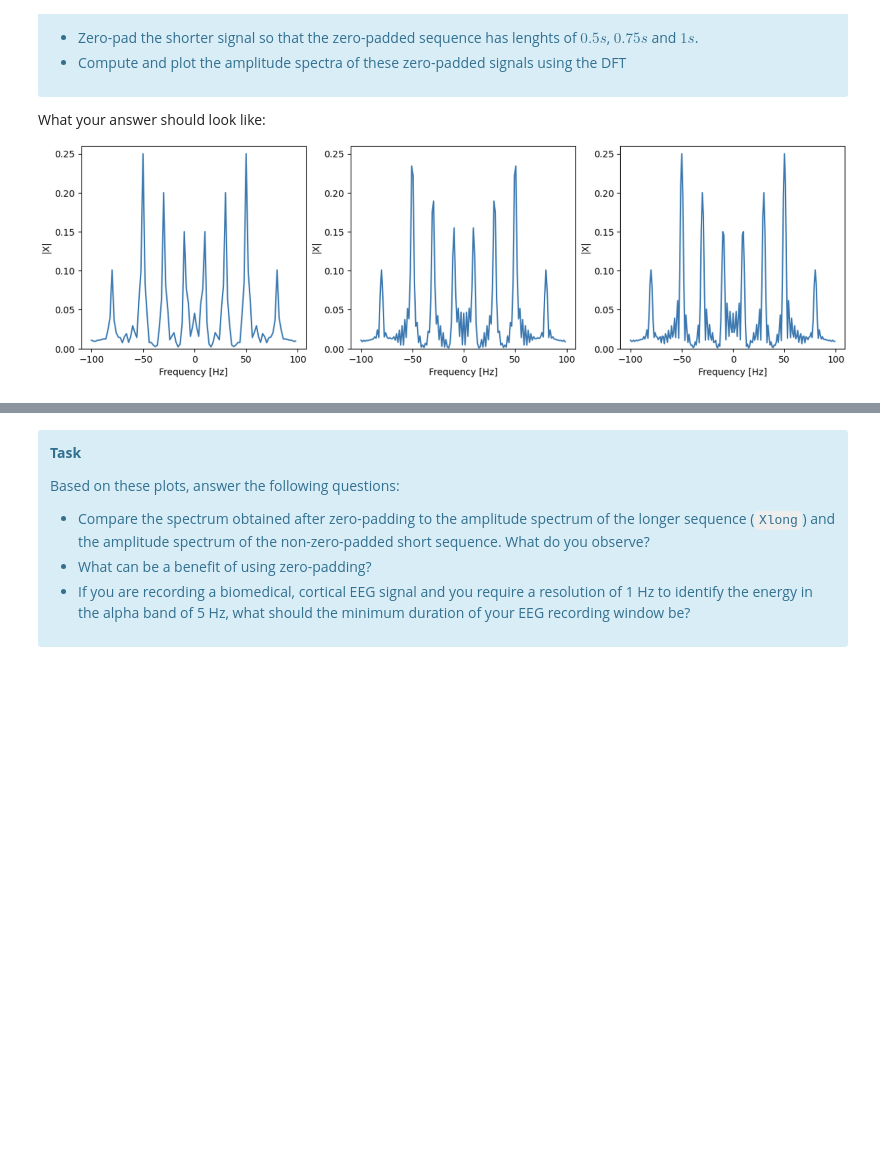
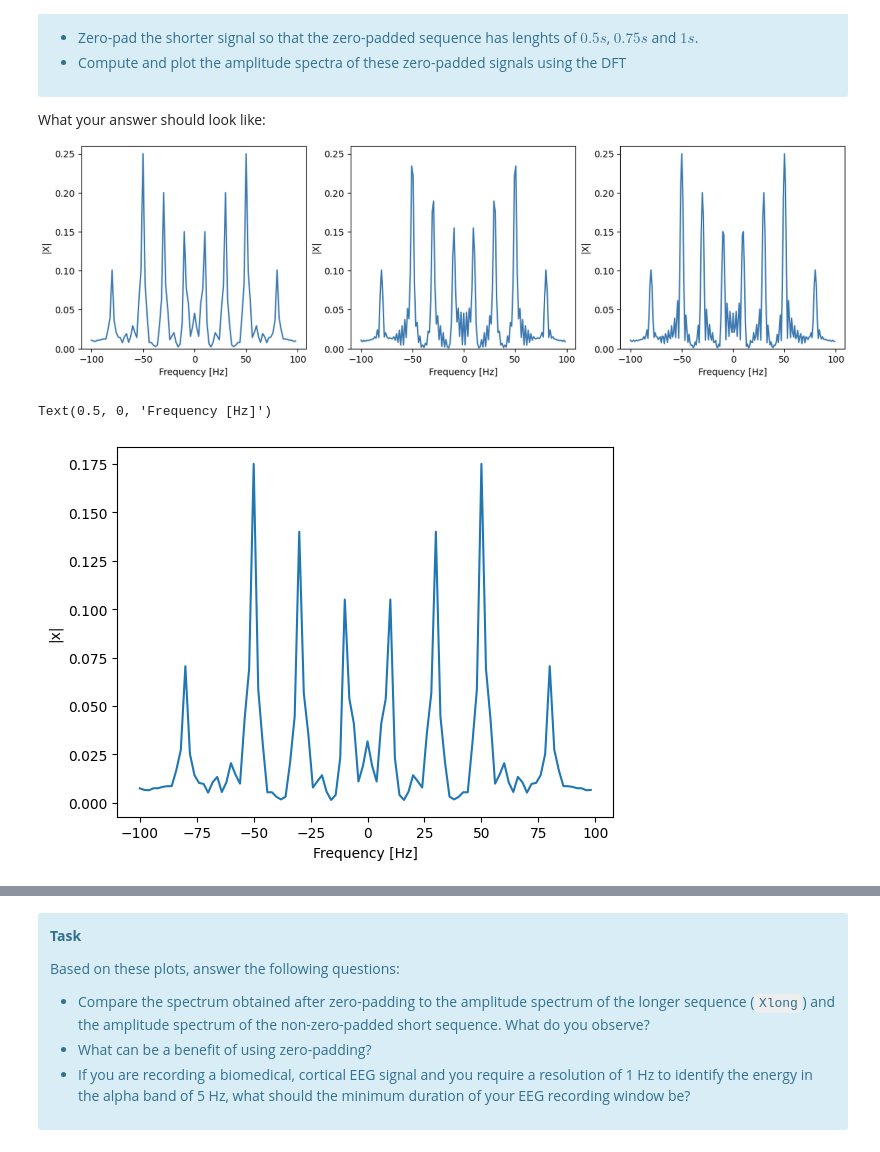
Before and after one commit to mrcocolinho/MSPS-Assignments, a Jupyter notebook: Notebooks/Assignment 1/ex01.ipynb, the cells around one changed output, grey strips where cells are left out. Saved outputs shown, nothing was run; the diff lists cells and outputs as text; code cells hidden in the pictures; blank space fills up the shorter version.

Commit message:
oef zero-padding

```diff
--- a/Notebooks/Assignment 1/ex01.ipynb
+++ b/Notebooks/Assignment 1/ex01.ipynb
@@ -328,0 +360,17 @@ What your answer should look like:
+# %%
+Fs = 200
+n = np.concatenate((np.arange(0, 0.35, 1/Fs),np.zeros(int(0.15*Fs))))
+
+signal = 0.3*np.sin(2*np.pi*n*10) + 0.4*np.sin(2*np.pi*n*30) + 0.5*np.sin(2*np.pi*n*50) + 0.2*np.sin(2*np.pi*n*80)
+
+DFT = fft.fft(signal)
+mag = fft.fftshift(np.abs(DFT)/n.size)
+a = mag.size
+freq = fft.fftshift(fft.fftfreq(a, d=1/Fs))
+
+plt.plot(freq,mag)
+plt.ylabel('|x|')
+plt.xlabel('Frequency [Hz]')
+# %% [output]
+Text(0.5, 0, 'Frequency [Hz]')
+[figure, added]
```
Also changed, not shown: parts of 11 cells of this notebook.
